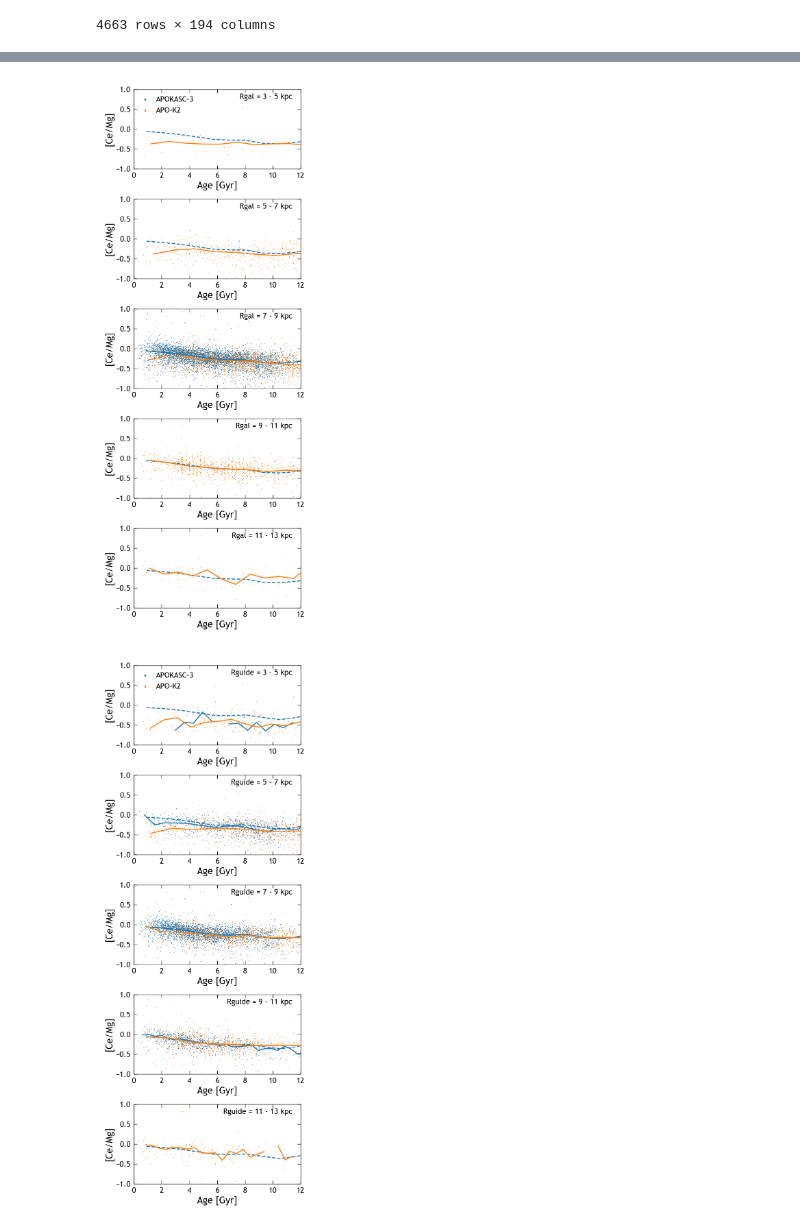
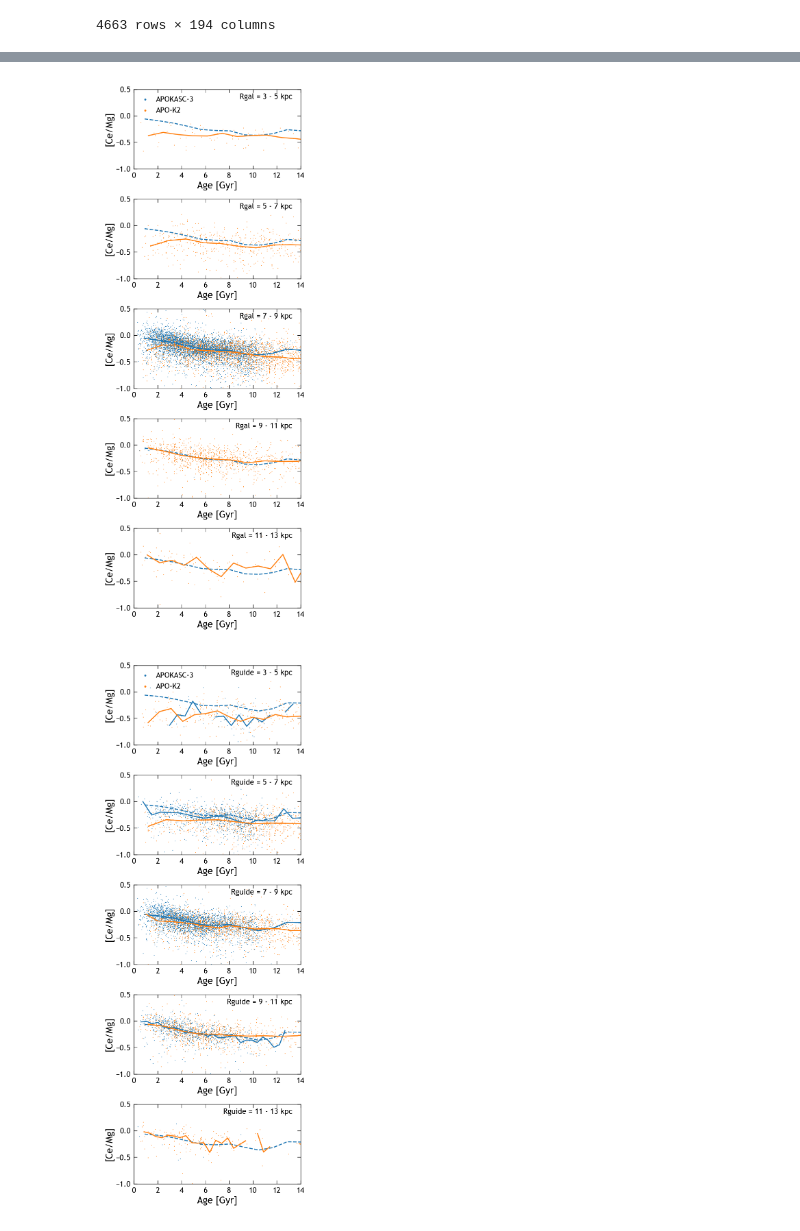
Before and after one commit to lodubay/chemical-clocks, a Jupyter notebook: src/scripts/apokasc.ipynb, the cells around one changed output, grey strips where cells are left out. Cells and saved outputs as stored; diff of their text form; code cells hidden in the pictures.

Commit message:
more plots

```diff
--- a/src/scripts/apokasc.ipynb
+++ b/src/scripts/apokasc.ipynb
@@ -77,6 +77,8 @@ apogee['GALPY_LZ'] = Lz
 # Calculate abundances
 apogee['CE_MG'] = apogee['CE_FE'] - apogee['MG_FE']
 apogee['CE_MG_ERR'] = np.sqrt(apogee['CE_FE_ERR']**2 + apogee['MG_FE_ERR']**2)
+apogee['MG_H'] = apogee['MG_FE'] + apogee['FE_H']
+apogee['MG_H_ERR'] = np.sqrt(apogee['MG_FE_ERR']**2 + apogee['FE_H_ERR']**2)
 apogee
 # %% [output]
 |  | TELESCOPE | FIELD | ALT_ID | RA | DEC | GLON | GLAT | J | J_ERR | H | ... | ... |
@@ -224,0 +227,11 @@ plt.show()
+# %%
+fig, ax = plt.subplots()
+kwargs = {'s': 0.5, 'marker': 'o', 'edgecolor': 'none'}
+for sample, label in zip([apokasc_rgb_gold, apok2], ['APOKASC-3', 'APO-K2']):
+    ax.scatter(sample['FE_H'], sample['MG_FE'], label=label, **kwargs)
+ax.set_xlabel('[Fe/H]')
+ax.set_ylabel('[Mg/Fe]')
+ax.set_xlim((-1.2, 0.6))
+ax.set_ylim((-0.15, 0.55))
+ax.legend(markerscale=3)
+plt.show()
@@ -261,8 +312,8 @@ for i, ax in enumerate(axs):
     if apok2_subset.shape[0] > 20:
         ax.plot(*binned_medians(apok2_subset, 'CE_MG', 'Age', 50), color='C1', linestyle='-')
 
-    ax.set_xlim((0, 12))
-    ax.set_ylim((-1, 1))
+    ax.set_xlim((0, 14))
+    ax.set_ylim((-1, 0.5))
     ax.set_xlabel('Age [Gyr]')
     ax.set_ylabel('[Ce/Mg]')
     ax.text(0.95, 0.95, 'Rgal = %s - %s kpc' % galr_lim,
@@ -271,7 +322,7 @@ for i, ax in enumerate(axs):
 axs[0].legend(markerscale=3, loc='upper left')
 plt.show()
 # %% [output]
-[figure, old version]
+[figure, new version]
 # %%
 galr_bins = [3, 5, 7, 9, 11, 13]
 absz_lim = (0, 3)
@@ -290,35 +341,35 @@ for i, ax in enumerate(axs):
     galr_lim = (galr_bins[i], galr_bins[i+1])
 
     apokasc_subset = apokasc_rgb_gold[
         (apokasc_rgb_gold['GALPY_RGUIDE'] >= galr_lim[0]) &
         (apokasc_rgb_gold['GALPY_RGUIDE'] < galr_lim[1]) &
         (apokasc_rgb_gold['GALPY_ZMAX'].abs() >= absz_lim[0]) &
         (apokasc_rgb_gold['GALPY_ZMAX'].abs() < absz_lim[1])
     ]
     ax.scatter(apokasc_subset['APOKASC3_AGE_RGB'], apokasc_subset['CE_MG'], label='APOKASC-3', **kwargs)
     # Plot median trends
     ax.plot(*binned_medians(local_subset, 'CE_MG', 'APOKASC3_AGE_RGB', 50), color='C0', linestyle='--')
-    if apokasc_subset.shape[0] > 20:
+    if apokasc_subset.shape[0] > 50:
         ax.plot(*binned_medians(apokasc_subset, 'CE_MG', 'APOKASC3_AGE_RGB', 50), color='C0', linestyle='-')
 
     apok2_subset = apok2[
         (apok2['GALPY_RGUIDE'] >= galr_lim[0]) &
         (apok2['GALPY_RGUIDE'] < galr_lim[1]) &
         (apok2['GALPY_ZMAX'].abs() >= absz_lim[0]) &
         (apok2['GALPY_ZMAX'].abs() < absz_lim[1])
     ]
     ax.scatter(apok2_subset['Age'], apok2_subset['CE_MG'], label='APO-K2', **kwargs)
-    if apok2_subset.shape[0] > 20:
+    if apok2_subset.shape[0] > 50:
         ax.plot(*binned_medians(apok2_subset, 'CE_MG', 'Age', 50), color='C1', linestyle='-')
 
-    ax.set_xlim((0, 12))
-    ax.set_ylim((-1, 1))
+    ax.set_xlim((0, 14))
+    ax.set_ylim((-1, 0.5))
     ax.set_xlabel('Age [Gyr]')
     ax.set_ylabel('[Ce/Mg]')
     ax.text(0.95, 0.95, 'Rguide = %s - %s kpc' % galr_lim,
             transform=ax.transAxes, ha='right', va='top')
 
 axs[0].legend(markerscale=3, loc='upper left')
 plt.show()
 # %% [output]
-[figure, old version]
+[figure, new version]
```
Also changed, not shown: parts of 6 cells of this notebook.
